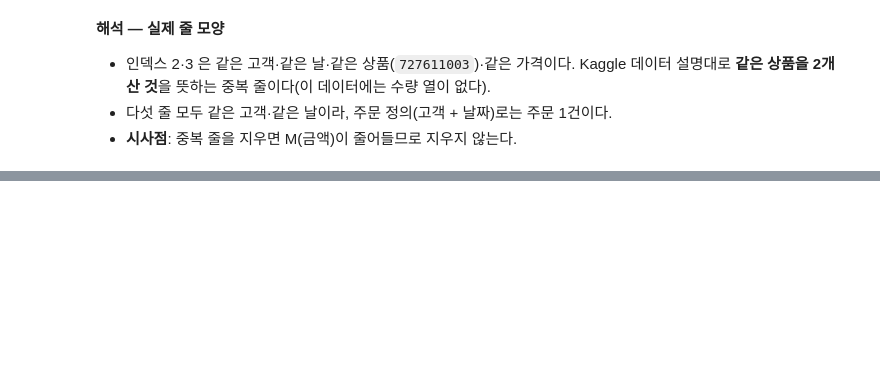
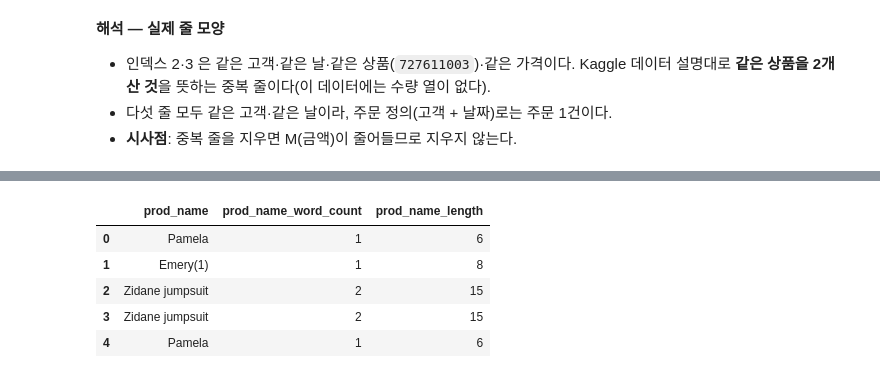
Before and after one commit to sangwoo-codyssey/a1-1-ecommerce-rfm, a Jupyter notebook: notebooks/analysis_report.ipynb, the cells around one changed output, grey strips where cells are left out. Saved outputs shown, nothing was run; the diff lists cells and outputs as text; code cells hidden in the pictures; blank space fills up the shorter version.

Commit message:
Feat: add_text_features — 상품명 단어 수·글자 수 피처와 노트북 해석

```diff
--- a/notebooks/analysis_report.ipynb
+++ b/notebooks/analysis_report.ipynb
@@ -122,0 +129,10 @@ df.head()
+# %%
+analyzer.add_text_features()
+df[["prod_name", "prod_name_word_count", "prod_name_length"]].head()
+# %% [output]
+|  | prod_name | prod_name_word_count | prod_name_length |
+| 0 | Pamela | 1 | 6 |
+| 1 | Emery(1) | 1 | 8 |
+| 2 | Zidane jumpsuit | 2 | 15 |
+| 3 | Zidane jumpsuit | 2 | 15 |
+| 4 | Pamela | 1 | 6 |
```
Also changed, not shown: parts of 5 cells of this notebook, 1 other file.
